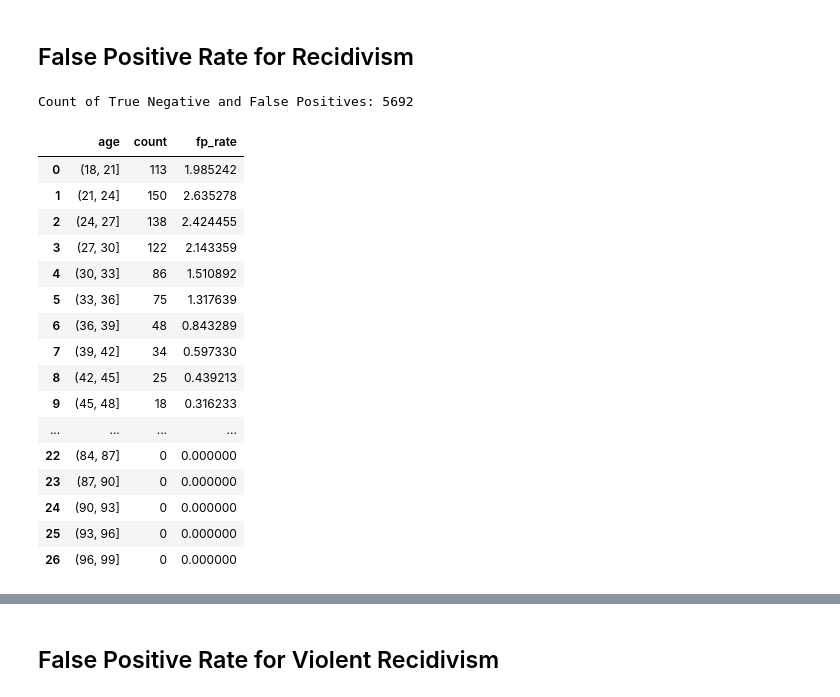
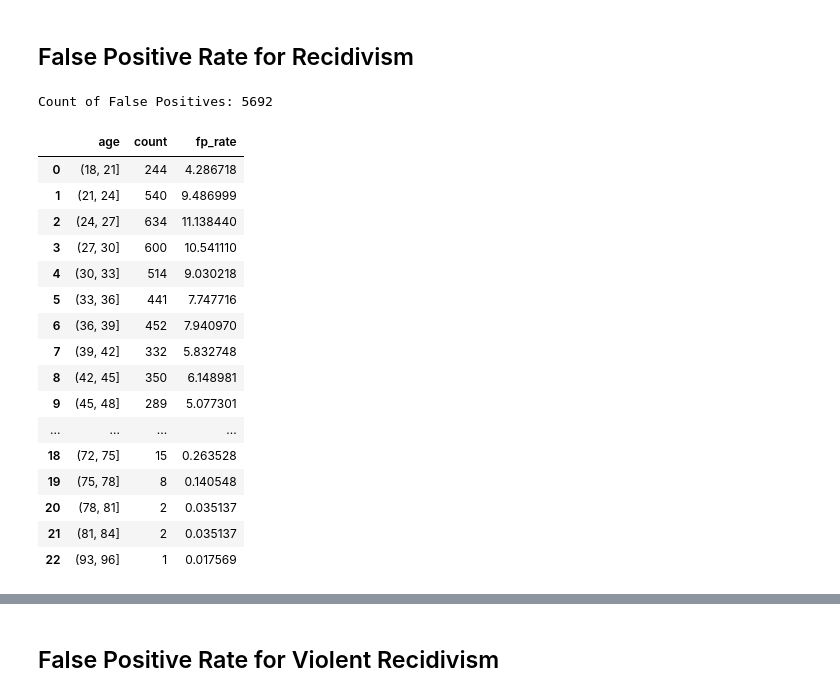
Before and after one commit to chance-roberts/DATA6550-Bias, a Jupyter notebook: Code/Roberts/RobertsC_Module1_Bias.ipynb, the cells around one changed output, grey strips where cells are left out. Cells and saved outputs as stored; diff of their text form; code cells hidden in the pictures.

```diff
--- a/Code/Roberts/RobertsC_Module1_Bias.ipynb
+++ b/Code/Roberts/RobertsC_Module1_Bias.ipynb
@@ -328,35 +338,33 @@ age_race_vresid_table
 The False Positive Rate is the proportion of individuals that were predicted to reoffend, but did not. This is calculated as the number of false positives divided by the number of individuals predicted to reoffend. For this analysis, we will be examining False Positives for individuals who were rated as 'High' risk of reoffending.
 # %% [markdown]
 ## False Positive Rate for Recidivism
-# %%
-#Filter the data to only include people with a 'High' risk score who did not recidivate
-fp_resid = df_non_dup[(df_non_dup['is_recid'] == 0) & (df_non_dup['score_text'] == 'High')]
-#Count the number of True Negative and False Positives
-tn_fp_count_resid = len(df_non_dup[(df_non_dup['is_recid'] == 0) & (df_non_dup['score_text'] == 'Low') | (df_non_dup['is_recid'] == 1) & (df_non_dup['score_text'] == 'Low')])
-print(f"Count of True Negative and False Positives: {tn_fp_count_resid}")
-# %% [output]
-Count of True Negative and False Positives: 5692
+# %%
+#Count the number of False Positives for recidivism
+fp_resid = df_non_dup[(df_non_dup['resid_outcome'] == 'False Positive') | (df_non_dup['resid_outcome'] == 'Negative')]
+tn_fp_count_resid = len(fp_resid)
+print(f"Count of False Positives: {tn_fp_count_resid}")
+# %% [output]
+Count of False Positives: 5692
 # %%
 #Calculate the false positive rate for each 'age' bin
-age_fp_table = fp_resid.groupby(age_bins)['name'].count().reset_index()
-age_fp_table.columns = ['age', 'count']
+age_fp_table = fp_resid.groupby(age_bins, observed=True).size().reset_index(name='count')
 age_fp_table['fp_rate'] = (age_fp_table['count'] / tn_fp_count_resid) * 100
 age_fp_table
 # %% [output]
 |  | age | count | fp_rate |
-| 0 | (18, 21] | 113 | 1.985242 |
-| 1 | (21, 24] | 150 | 2.635278 |
-| 2 | (24, 27] | 138 | 2.424455 |
-| 3 | (27, 30] | 122 | 2.143359 |
-| 4 | (30, 33] | 86 | 1.510892 |
-| 5 | (33, 36] | 75 | 1.317639 |
-| 6 | (36, 39] | 48 | 0.843289 |
-| 7 | (39, 42] | 34 | 0.597330 |
-| 8 | (42, 45] | 25 | 0.439213 |
-| 9 | (45, 48] | 18 | 0.316233 |
+| 0 | (18, 21] | 244 | 4.286718 |
+| 1 | (21, 24] | 540 | 9.486999 |
+| 2 | (24, 27] | 634 | 11.138440 |
+| 3 | (27, 30] | 600 | 10.541110 |
+| 4 | (30, 33] | 514 | 9.030218 |
+| 5 | (33, 36] | 441 | 7.747716 |
+| 6 | (36, 39] | 452 | 7.940970 |
+| 7 | (39, 42] | 332 | 5.832748 |
+| 8 | (42, 45] | 350 | 6.148981 |
+| 9 | (45, 48] | 289 | 5.077301 |
 | ... | ... | ... | ... |
-| 22 | (84, 87] | 0 | 0.000000 |
-| 23 | (87, 90] | 0 | 0.000000 |
-| 24 | (90, 93] | 0 | 0.000000 |
-| 25 | (93, 96] | 0 | 0.000000 |
-| 26 | (96, 99] | 0 | 0.000000 |
+| 18 | (72, 75] | 15 | 0.263528 |
+| 19 | (75, 78] | 8 | 0.140548 |
+| 20 | (78, 81] | 2 | 0.035137 |
+| 21 | (81, 84] | 2 | 0.035137 |
+| 22 | (93, 96] | 1 | 0.017569 |
```
Also changed, not shown: parts of 25 cells of this notebook.
